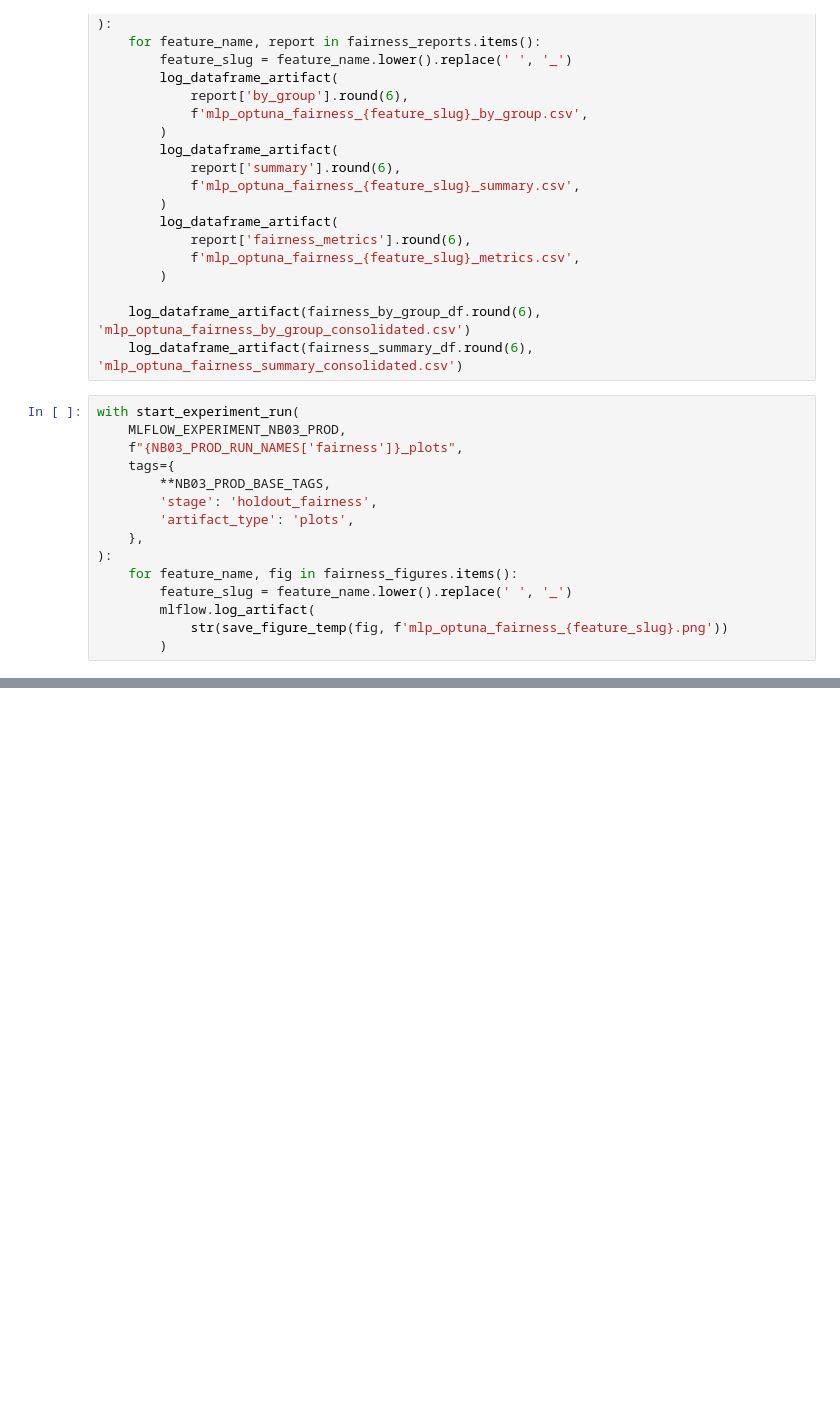
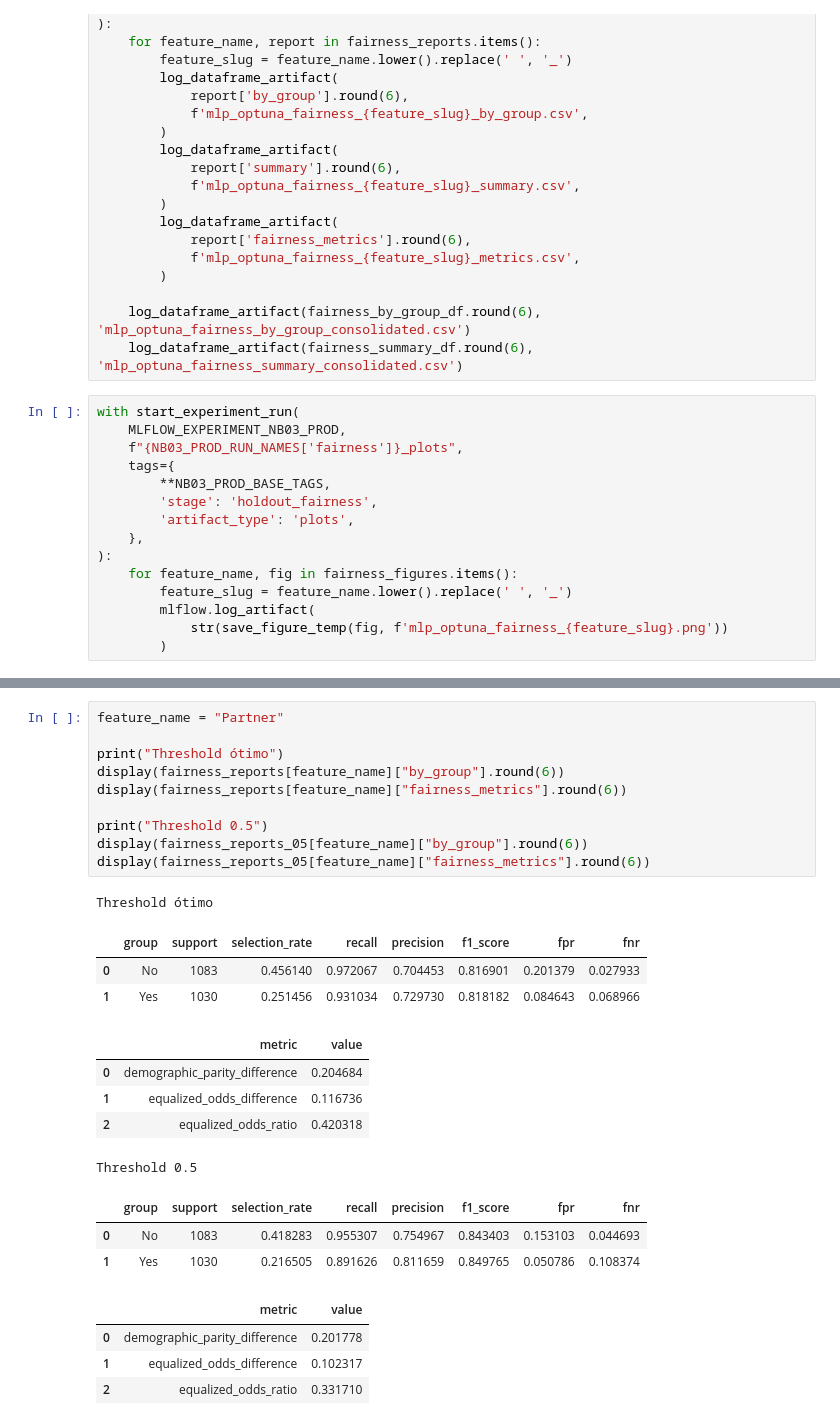
Before and after one commit to devjaynemorais/mle-f1-tech-challenge, a Jupyter notebook: notebooks/03_modelo_mvp.ipynb, the cells around one changed output, grey strips where cells are left out. Cells and saved outputs as stored; diff of their text form; blank space fills up the shorter version.

```diff
--- a/notebooks/03_modelo_mvp.ipynb
+++ b/notebooks/03_modelo_mvp.ipynb
@@ -1073,0 +1147,27 @@ with start_experiment_run(
+# %%
+feature_name = "Partner"
+
+print("Threshold ótimo")
+display(fairness_reports[feature_name]["by_group"].round(6))
+display(fairness_reports[feature_name]["fairness_metrics"].round(6))
+
+print("Threshold 0.5")
+display(fairness_reports_05[feature_name]["by_group"].round(6))
+display(fairness_reports_05[feature_name]["fairness_metrics"].round(6))
+# %% [output]
+Threshold ótimo
+|  | group | support | selection_rate | recall | precision | f1_score | fpr | fnr |
+| 0 | No | 1083 | 0.456140 | 0.972067 | 0.704453 | 0.816901 | 0.201379 | 0.027933 |
+| 1 | Yes | 1030 | 0.251456 | 0.931034 | 0.729730 | 0.818182 | 0.084643 | 0.068966 |
+|  | metric | value |
+| 0 | demographic_parity_difference | 0.204684 |
+| 1 | equalized_odds_difference | 0.116736 |
+| 2 | equalized_odds_ratio | 0.420318 |
+Threshold 0.5
+|  | group | support | selection_rate | recall | precision | f1_score | fpr | fnr |
+| 0 | No | 1083 | 0.418283 | 0.955307 | 0.754967 | 0.843403 | 0.153103 | 0.044693 |
+| 1 | Yes | 1030 | 0.216505 | 0.891626 | 0.811659 | 0.849765 | 0.050786 | 0.108374 |
+|  | metric | value |
+| 0 | demographic_parity_difference | 0.201778 |
+| 1 | equalized_odds_difference | 0.102317 |
+| 2 | equalized_odds_ratio | 0.331710 |
```
Also changed, not shown: parts of 29 cells of this notebook.
